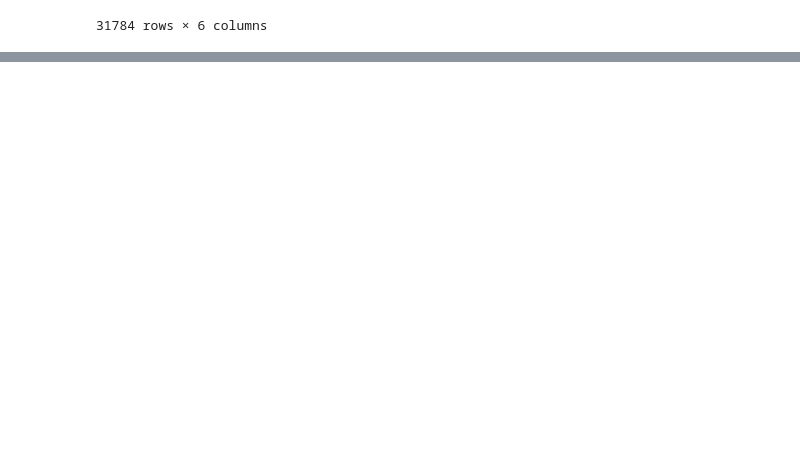
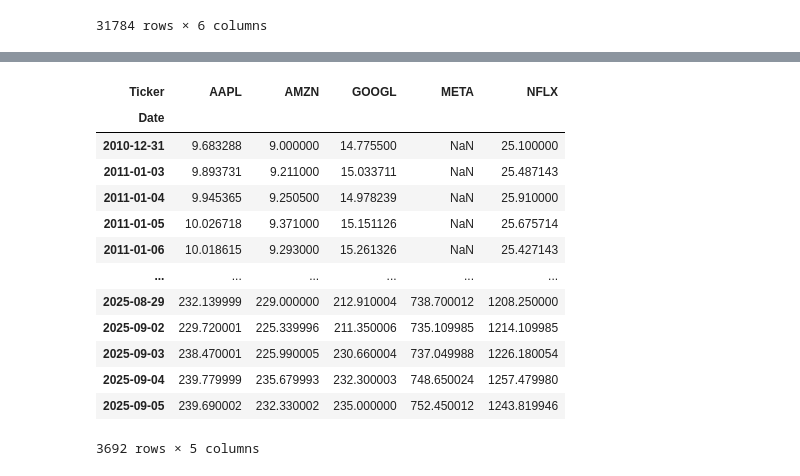
Before and after one commit to Jgonsan/Python, a Jupyter notebook: Pandas.ipynb, the cells around one changed output, grey strips where cells are left out. Drawn from its saved outputs; the diff is of its cells as text; code cells hidden in the pictures; blank space fills up the shorter version.

```diff
--- a/Pandas.ipynb
+++ b/Pandas.ipynb
@@ -1380,0 +1480,18 @@ dados_dre
+# %%
+# Acessando dados específicos do DataFrame
+dados['Close']
+# %% [output]
+| Ticker | AAPL | AMZN | GOOGL | META | NFLX |
+| Date |  |  |  |  |  |
+| 2010-12-31 | 9.683288 | 9.000000 | 14.775500 | NaN | 25.100000 |
+| 2011-01-03 | 9.893731 | 9.211000 | 15.033711 | NaN | 25.487143 |
+| 2011-01-04 | 9.945365 | 9.250500 | 14.978239 | NaN | 25.910000 |
+| 2011-01-05 | 10.026718 | 9.371000 | 15.151126 | NaN | 25.675714 |
+| 2011-01-06 | 10.018615 | 9.293000 | 15.261326 | NaN | 25.427143 |
+| ... | ... | ... | ... | ... | ... |
+| 2025-08-29 | 232.139999 | 229.000000 | 212.910004 | 738.700012 | 1208.250000 |
+| 2025-09-02 | 229.720001 | 225.339996 | 211.350006 | 735.109985 | 1214.109985 |
+| 2025-09-03 | 238.470001 | 225.990005 | 230.660004 | 737.049988 | 1226.180054 |
+| 2025-09-04 | 239.779999 | 235.679993 | 232.300003 | 748.650024 | 1257.479980 |
+| 2025-09-05 | 239.690002 | 232.330002 | 235.000000 | 752.450012 | 1243.819946 |
+3692 rows × 5 columns
```
Also changed, not shown: parts of 9 cells of this notebook.
